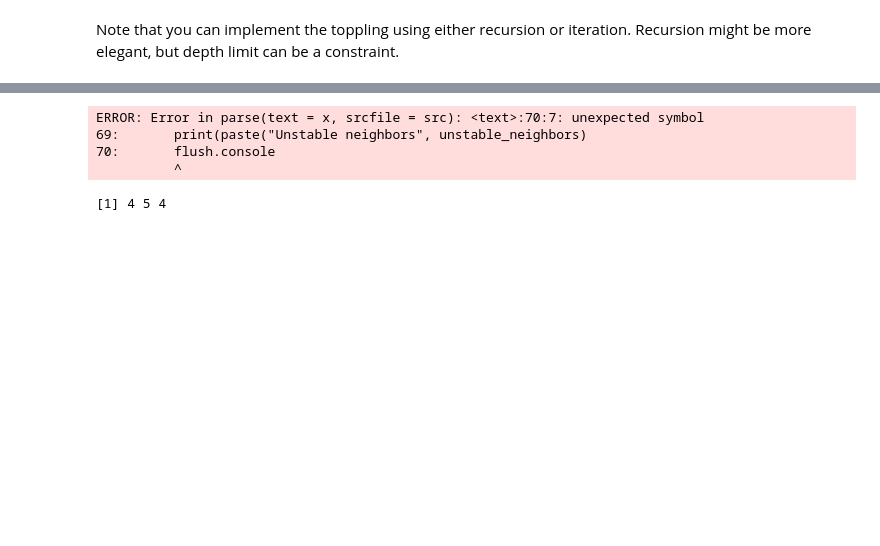
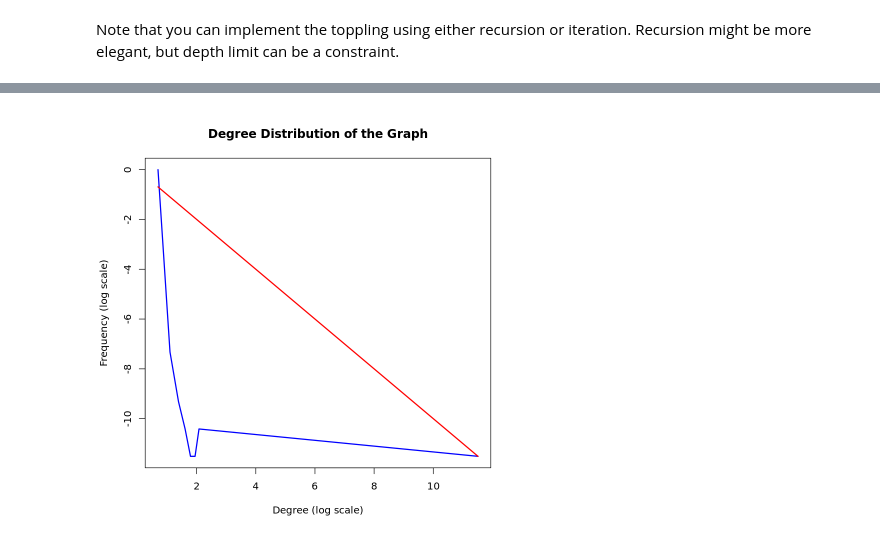
Before and after one commit to paololapo/ComplexNetworks_projects, a Jupyter notebook: code/task_15/sandpile.ipynb, the cells around one changed output, grey strips where cells are left out. Saved outputs shown, nothing was run; the diff lists cells and outputs as text; code cells hidden in the pictures; blank space fills up the shorter version.

```diff
--- a/code/task_15/sandpile.ipynb
+++ b/code/task_15/sandpile.ipynb
@@ -47,45 +69,45 @@ plot(g,
+# %%
+data <- as.data.frame(degree_values)
+data <- data %>% group_by(degree_values) %>% summarise(n = n() / N)
+
+plot(log(data$degree_values), log(data$n), type = "l", col = "blue", lwd = 2,
+     xlab = "Degree (log scale)", ylab = "Frequency (log scale)",
+     main = "Degree Distribution of the Graph")
+x <- log(data$degree_values)
+lines(x, -1*x, col = "red", lwd = 2)
+# %% [output]
+[figure, added]
 # %%
+## Dynamic ##
+
 f <- 1 / N
 
-print(degree(g))
+iter <- 4e4
+pb <- txtProgressBar(min = 0, max = iter, style = 3)
 
-for (i in 1:100000){ # Shold be a stopping condition
+data <- data.frame()
+for (i in 1:iter){ # Shold be a stopping condition
   unstable_queue <- c()
 
   # Sample a node
   node <- sample(N, 1)
-
-  print(paste("Sampled node", node))
-  flush.console()
 
   # Update the state of the node
   V(g)[node]$z <- V(g)[node]$z + 1
 
   # Check if the node has become unstable
   if (V(g)[node]$z >= V(g)[node]$z_c){
-    print(paste("Node", node, "is unstable"))
-    flush.console()
     unstable_queue <- c(node)
   }
 
-  #print(V(g)$z)
-  #flush.console()
-
-  if (length(unstable_queue) > 0){
-    print("Starting avalanche")
-    print("")
-  }
-
-
   # Solve unstable queue
   S <- c() # Avalanche size
-  T <- 0 # Avalanche duration
+  T <- 1 # Avalanche duration
   G <- 0 # Toppled grains
-  while (length(unstable_queue) > 0){
+  while (length(unstable_queue) > 0) {
     # Pick the first node in the queue
     node <- unstable_queue[1]
     S <- c(S, node)
-    T <- T + 1
 
     # Remove the node from the queue
     unstable_queue <- unstable_queue[-1]
@@ -94,11 +116,7 @@ for (i in 1:100000){ # Shold be a stopping condition
     neighbors <- neighbors(g, node)
 
     # Sample a fraction of the neighbors
-    to_keep <- runif(length(neighbors)) < 1-f
-
-    print(paste("Neighbors", neighbors, " to keep", neighbors[to_keep]))
-    flush.console()
-
+    to_keep <- runif(length(neighbors)) < 1 - f
     neighbors <- neighbors[to_keep]
     G <- G + length(neighbors)
 
@@ -110,37 +128,24 @@ for (i in 1:100000){ # Shold be a stopping condition
 
     # Check if the neighbors have become unstable
     unstable_neighbors <- neighbors[V(g)[neighbors]$z >= V(g)[neighbors]$z_c]
+    if (length(unstable_neighbors) > 0) {
+      # Add the unstable neighbors to the queue
+      unstable_queue <- unique(c(unstable_queue, unstable_neighbors))
 
-
-    if (length(unstable_neighbors) > 0){
-      print(paste("Unstable neighbors", unstable_neighbors))
-      flush.console()
-
-      unstable_queue <- c(unstable_queue, unstable_neighbors)
+      # Update duration when new nodes are added to the queue
+      T <- T + 1
     }
-
 
   } # End of while loop
 
   A <- unique(S)
   if (length(S) > 0){
-    sprintf("Avalanche size: %d, Avalanche duration: %d, Toppled grains: %d", length(S), T, G)
+    # Save the avalanche size
+    data <- rbind(data, data.frame(S = length(S), A = length(A), T = T, G = G))
   }
 
-  #print(V(g)$z)
-  #flush.console()
-
+  setTxtProgressBar(pb, i)
 
 } # End of for loop
+
+close(pb)
-# %% [output]
-ERROR: Error in parse(text = x, srcfile = src): <text>:70:7: unexpected symbol
-69:       print(paste("Unstable neighbors", unstable_neighbors)
-70:       flush.console
-          ^
-# %%
-a <- c(4)
-a <- c(a, 5)
-a <- c(a, 4)
-a
-# %% [output]
-[1] 4 5 4
```
Also changed, not shown: parts of 15 cells of this notebook, 2 other files.
